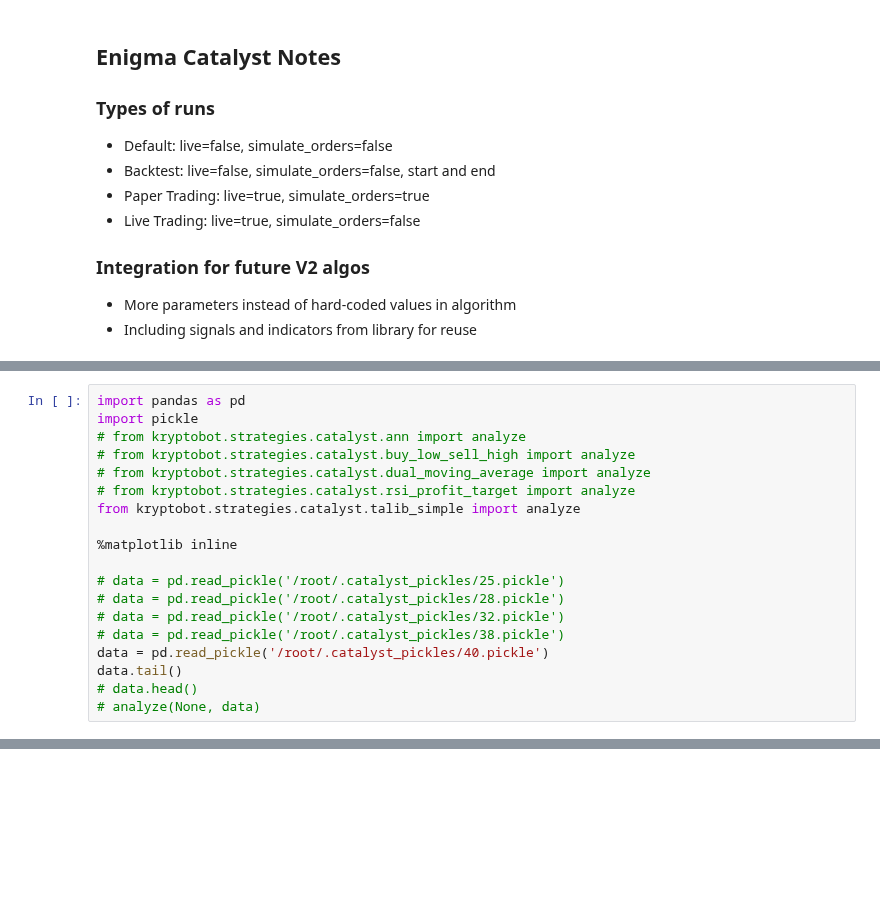
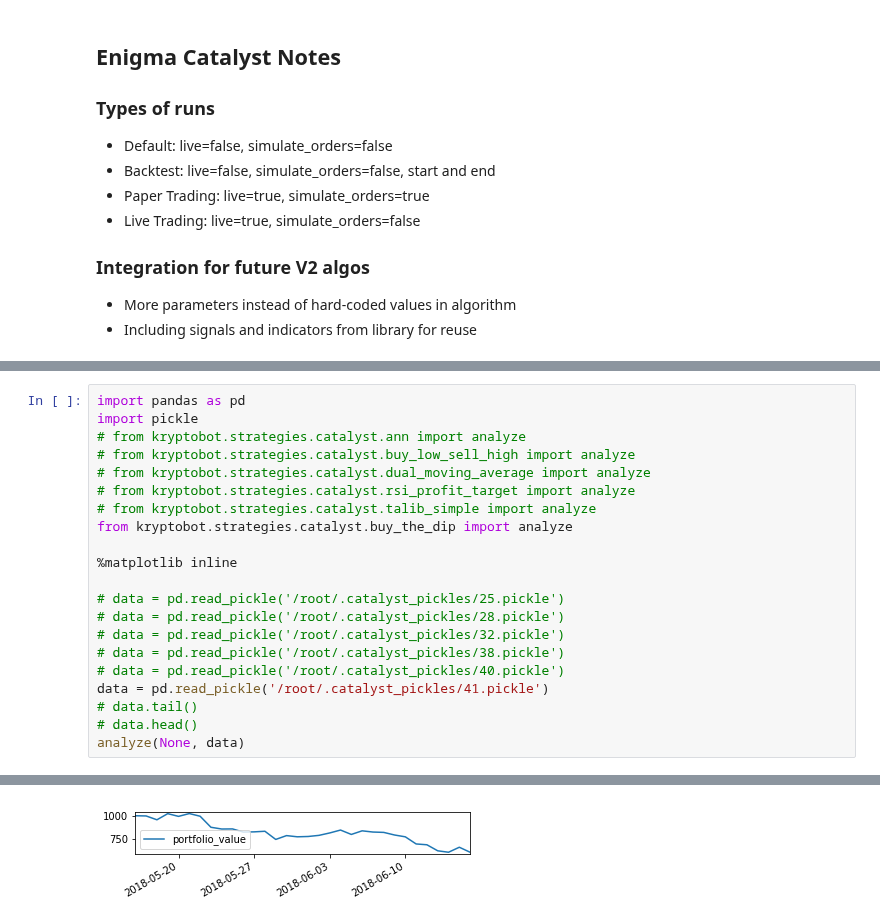
Before and after one commit to eristoddle/KryptoBot, a Jupyter notebook: notebooks/catalyst.ipynb, the cells around one changed output, grey strips where cells are left out. Cells and saved outputs as stored; diff of their text form; blank space fills up the shorter version.

Commit message:
start work on core strategies

```diff
--- a/notebooks/catalyst.ipynb
+++ b/notebooks/catalyst.ipynb
@@ -232,7 +341,8 @@ import pickle
 # from kryptobot.strategies.catalyst.buy_low_sell_high import analyze
 # from kryptobot.strategies.catalyst.dual_moving_average import analyze
 # from kryptobot.strategies.catalyst.rsi_profit_target import analyze
-from kryptobot.strategies.catalyst.talib_simple import analyze
+# from kryptobot.strategies.catalyst.talib_simple import analyze
+from kryptobot.strategies.catalyst.buy_the_dip import analyze
 
 %matplotlib inline
 
@@ -240,8 +350,9 @@ from kryptobot.strategies.catalyst.talib_simple import analyze
 # data = pd.read_pickle('/root/.catalyst_pickles/28.pickle')
 # data = pd.read_pickle('/root/.catalyst_pickles/32.pickle')
 # data = pd.read_pickle('/root/.catalyst_pickles/38.pickle')
-data = pd.read_pickle('/root/.catalyst_pickles/40.pickle')
-data.tail()
+# data = pd.read_pickle('/root/.catalyst_pickles/40.pickle')
+data = pd.read_pickle('/root/.catalyst_pickles/41.pickle')
+# data.tail()
 # data.head()
-# analyze(None, data)
+analyze(None, data)
 # %% [output]
@@ -254,0 +359 @@ data.tail()
+[figure, added]
```
Also changed, not shown: parts of 2 cells of this notebook, 15 other files.
